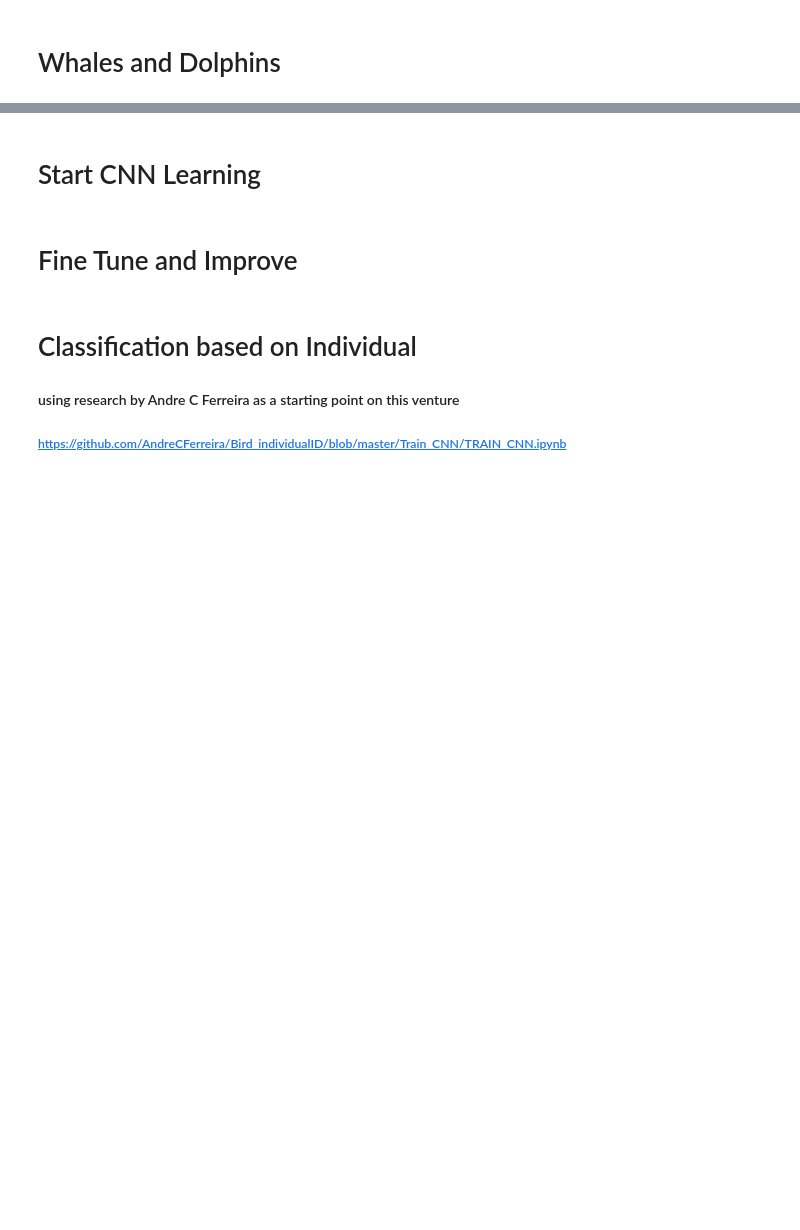
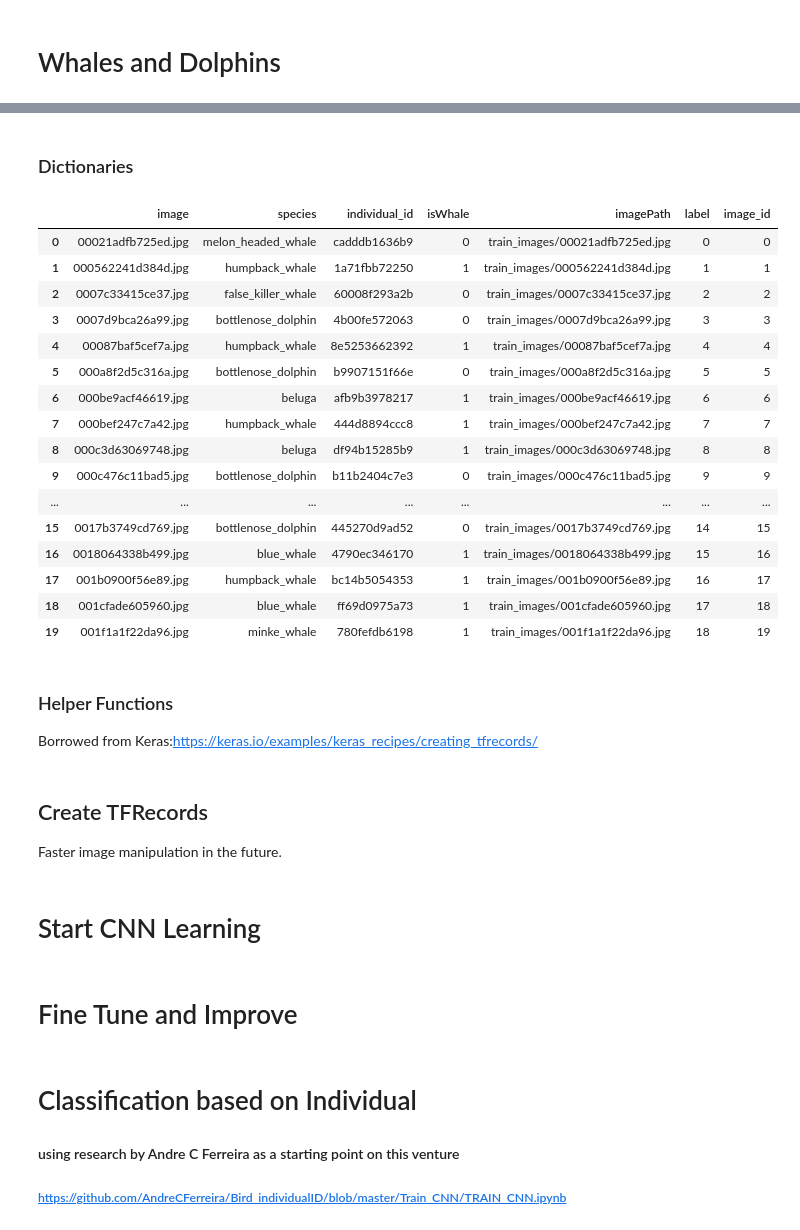
Before and after one commit to R-Sandor/happywhale, a Jupyter notebook: Happywhale.ipynb, the cells around one changed output, grey strips where cells are left out. Saved outputs shown, nothing was run; the diff lists cells and outputs as text; code cells hidden in the pictures; blank space fills up the shorter version.

Commit message:
TFRecords and tidying

```diff
--- a/Happywhale.ipynb
+++ b/Happywhale.ipynb
@@ -130,8 +237,9 @@ from fastai.vision.core import *
 import fastbook
 fastbook.setup_book()
 pd.options.mode.chained_assignment = None  # default='warn'
-resizedPath = Path("train_images256_256")
+
 dev['imagePath'] = dev['image'].apply(lambda f: TRAIN_IMAGES_DIR/f)
+train_df['imagePath'] = train_df['image'].apply(lambda f: TRAIN_IMAGES_DIR/f)
 
 dblock = DataBlock(blocks=(ImageBlock, CategoryBlock),
                    get_x=ColReader('imagePath'),
@@ -144,0 +265,2 @@ dls = dblock.dataloaders(dev)
+# %% [markdown]
+### Dictionaries
@@ -144,0 +273,32 @@ dls = dblock.dataloaders(dev)
+# %%
+img_dict = dict((image,index) for index,image in enumerate(concat_df.unique()))
+img_dict_inverse = {ind:img for img,ind in img_dict.items()}
+# %%
+## lets create dict for individual id
+id_dict = dict((a,b) for b,a in enumerate(train_df.individual_id.unique()))
+id_dict_inverse={(c,d) for d,c in id_dict.items()}
+# %%
+train_df["label"]=[id_dict[i] for i in train_df.individual_id]
+train_df["image_id"]=[img_dict[i] for i in train_df['image']]
+train_df.head(20)
+# %% [output]
+|  | image | species | individual_id | isWhale | imagePath | label | image_id |
+| 0 | 00021adfb725ed.jpg | melon_headed_whale | cadddb1636b9 | 0 | train_images/00021adfb725ed.jpg | 0 | 0 |
+| 1 | 000562241d384d.jpg | humpback_whale | 1a71fbb72250 | 1 | train_images/000562241d384d.jpg | 1 | 1 |
+| 2 | 0007c33415ce37.jpg | false_killer_whale | 60008f293a2b | 0 | train_images/0007c33415ce37.jpg | 2 | 2 |
+| 3 | 0007d9bca26a99.jpg | bottlenose_dolphin | 4b00fe572063 | 0 | train_images/0007d9bca26a99.jpg | 3 | 3 |
+| 4 | 00087baf5cef7a.jpg | humpback_whale | 8e5253662392 | 1 | train_images/00087baf5cef7a.jpg | 4 | 4 |
+| 5 | 000a8f2d5c316a.jpg | bottlenose_dolphin | b9907151f66e | 0 | train_images/000a8f2d5c316a.jpg | 5 | 5 |
+| 6 | 000be9acf46619.jpg | beluga | afb9b3978217 | 1 | train_images/000be9acf46619.jpg | 6 | 6 |
+| 7 | 000bef247c7a42.jpg | humpback_whale | 444d8894ccc8 | 1 | train_images/000bef247c7a42.jpg | 7 | 7 |
+| 8 | 000c3d63069748.jpg | beluga | df94b15285b9 | 1 | train_images/000c3d63069748.jpg | 8 | 8 |
+| 9 | 000c476c11bad5.jpg | bottlenose_dolphin | b11b2404c7e3 | 0 | train_images/000c476c11bad5.jpg | 9 | 9 |
+| ... | ... | ... | ... | ... | ... | ... | ... |
+| 15 | 0017b3749cd769.jpg | bottlenose_dolphin | 445270d9ad52 | 0 | train_images/0017b3749cd769.jpg | 14 | 15 |
+| 16 | 0018064338b499.jpg | blue_whale | 4790ec346170 | 1 | train_images/0018064338b499.jpg | 15 | 16 |
+| 17 | 001b0900f56e89.jpg | humpback_whale | bc14b5054353 | 1 | train_images/001b0900f56e89.jpg | 16 | 17 |
+| 18 | 001cfade605960.jpg | blue_whale | ff69d0975a73 | 1 | train_images/001cfade605960.jpg | 17 | 18 |
+| 19 | 001f1a1f22da96.jpg | minke_whale | 780fefdb6198 | 1 | train_images/001f1a1f22da96.jpg | 18 | 19 |
+# %% [markdown]
+### Helper Functions
+Borrowed from Keras:https://keras.io/examples/keras_recipes/creating_tfrecords/
@@ -144,0 +331,3 @@ dls = dblock.dataloaders(dev)
+# %% [markdown]
+## Create TFRecords
+Faster image manipulation in the future.
```
Also changed, not shown: parts of 43 cells of this notebook, 2 other files.
